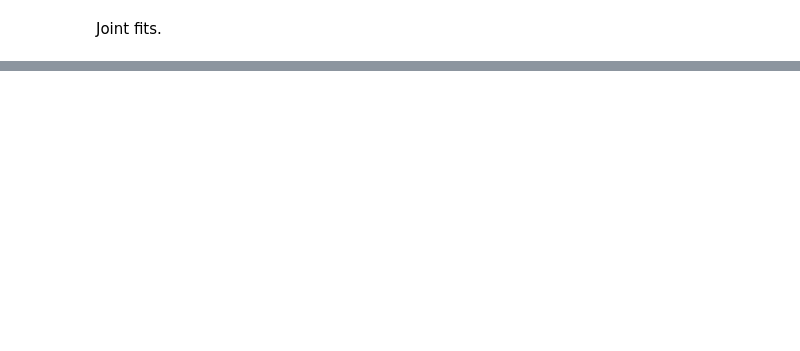
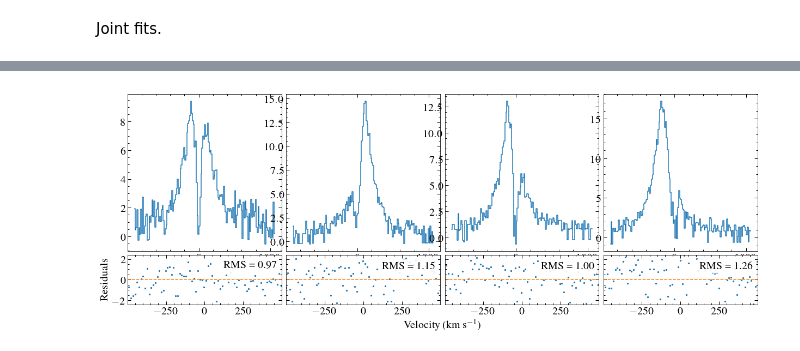
Before and after one commit to davidjwilson/pceb, a Jupyter notebook: eg_uma/eg_uma_lya_results.ipynb, the cells around one changed output, grey strips where cells are left out. Cells and saved outputs as stored; diff of their text form; code cells hidden in the pictures; blank space fills up the shorter version.

```diff
--- a/eg_uma/eg_uma_lya_results.ipynb
+++ b/eg_uma/eg_uma_lya_results.ipynb
@@ -1542,0 +1368,76 @@ plt.savefig('plots/intrinsic_ly_ism_all.pdf')
+# %%
+#S/N
+lya = 1215.67
+fig, axes = plt.subplots(figsize=(18,7))
+gs = GridSpec(4, 4, figure=fig)
+ism_scale = 2.3e-13 #scaling ism to plot
+fscale = 1e13 #scaling flux to axis
+ism_scale *= fscale
+# plt.figure(figsize=(20, 5))
+for i, spec in enumerate(sr_specs_phase):
+    data = Table.read(spec)
+    ax = plt.subplot(gs[0:3, i])
+    # print(data['h1_b value'][2])
+    v = (data['wave_lya']*u.AA).to(u.km/u.s,  equivalencies=u.doppler_optical(lya*u.AA))
+    plt.step(v, (data['flux_lya']/data['error_lya']), where='mid')
+    # plt.step(v, data['flux_lya']*1e-1)
+    # plt.step(v, data['error_lya'])
+
+#     plt.step(v, data['flux_lya']*fscale, c='C0', label = 'Observed Spectrum', zorder=0, where='mid')
+#     plt.errorbar(v, data['flux_lya']*fscale, yerr=data['error_lya']*fscale, alpha=0.5, errorevery=3, ls='none', c='C0')
+#     plt.plot(v, data['lya_model_median']*fscale, c='C1', label='Model fit', zorder=1)
+#     plt.fill_between(v.value, data['lya_model_high_1sig']*fscale,data['lya_model_low_1sig']*fscale, color='C1', alpha=0.5)
+
+#     plt.plot(v, data['lya_intrinsic_median']*fscale, c='C2', ls='--', label=r'Intrinsic Ly$\alpha$ profile', zorder=-1)
+#     plt.fill_between(v.value, data['lya_intrinsic_high_1sig']*fscale,data['lya_intrinsic_low_1sig']*fscale, color='C2', alpha=0.5, zorder=-10)
+
+# #     plt.plot(v, data['lya_ism_median']*ism_scale, c='C4', ls='--', alpha=1, label='ISM profile', zorder=-9)
+# #     plt.fill_between(v.value, data['lya_ism_high_1sig']*ism_scale,data['lya_ism_low_1sig']*ism_scale, color='C4', alpha=0.5, zorder=-10)
+
+#     plt.xlim(-499, 499)
+#     plt.ylim(0.01, 2.49)
+#     if i > 0:
+#         # plt.yticks(visible=False)
+#         ax.set_yticklabels([])
+#     if i == 0:
+#         # plt.legend(loc=2, frameon=True)
+#         plt.ylabel('Flux (10$^{-13}$ erg s$^{-1}$ cm$^{-2}$ \AA$^{-1}$)', size=20)
+#     plt.xticks(visible=False)
+
+#     ax2=ax.twinx()
+#     ax2.plot(v, data['lya_ism_median'], c='C4', ls='--', alpha=1, label='ISM profile', zorder=-9)
+#     plt.fill_between(v.value, data['lya_ism_high_1sig'],data['lya_ism_low_1sig'], color='C4', alpha=0.5, zorder=-10)
+
+#     ax2.annotate('Phase = {}'.format(phase_sort[i]), (0.95, 0.95), xycoords = 'axes fraction', ha='right', va='top', bbox=dict(facecolor='white', edgecolor='none', alpha=0.9))
+
+#     if i < 3:
+#         ax2.set_yticklabels([])
+#     if i == 3:
+#         ax2.set_ylabel('ISM Attenuation')
+
+
+
+
+    plt.subplot(gs[3:, i])
+    plt.scatter(v, ((data['flux_lya']*fscale)-(data['lya_model_median']*fscale))/(data['error_lya']*fscale), alpha=1, s=5)
+    plt.xlim(-499, 499)
+    plt.ylim(-2.4,2.4)
+    if i > 0:
+        plt.yticks(visible=False)
+    plt.axhline(0, ls='--', c='C1')
+    if i == 0:
+        plt.ylabel('Residuals')
+    rms = np.mean(((data['flux_lya']-data['lya_model_median'])/data['error_lya'])**2)**0.5
+    print(rms)
+    plt.annotate('RMS = {0:.2f}'.format(rms), (0.97, 0.87), xycoords = 'axes fraction', ha='right', va='top', bbox=dict(facecolor='white', edgecolor='none', alpha=0.9))
+
+
+fig.add_subplot(111, frame_on=False)
+plt.tick_params(labelcolor='none', top=False, bottom=False, left=False, right=False, which='both')
+# plt.ylabel('Flux ($10^{-14}$\,erg s$^{-1}$ cm$^{-2}$ \AA$^{-1}$)', size=20, labelpad=12)
+plt.xlabel('Velocity (km s$^{-1}$)', size=20)
+plt.tight_layout()
+plt.subplots_adjust(hspace=0.08, wspace=0.03)
+# plt.savefig('plots/eg_uma_lya_fit_sr.png', dpi=150, facecolor='w')
+# plt.savefig('plots/eg_uma_lya_fit_sr.pdf')
+# %% [output]
@@ -1542,0 +1448 @@ plt.savefig('plots/intrinsic_ly_ism_all.pdf')
+[figure, added]
```
Also changed, not shown: parts of 30 cells of this notebook, 18 other files.
